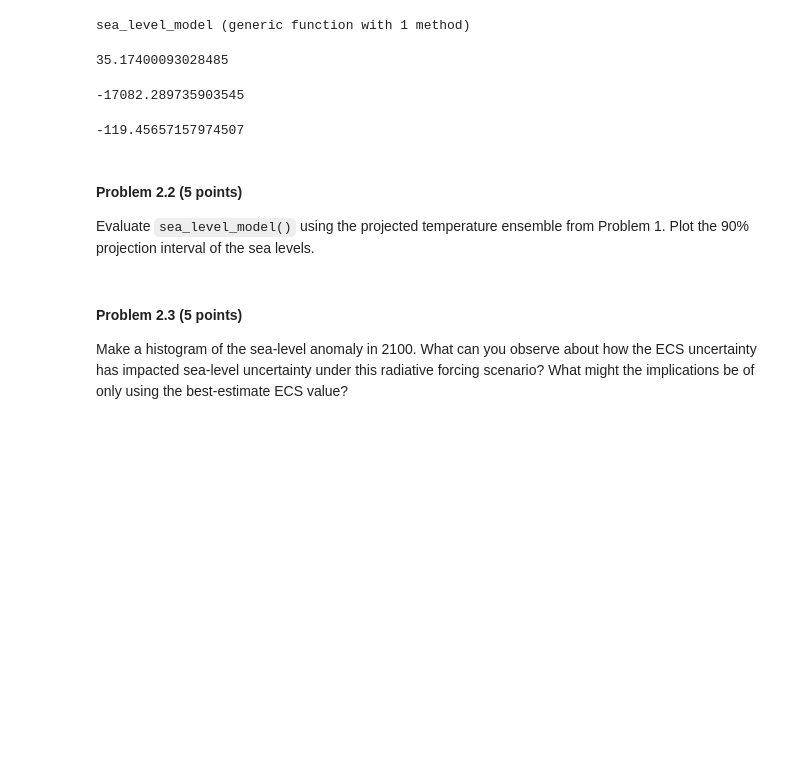
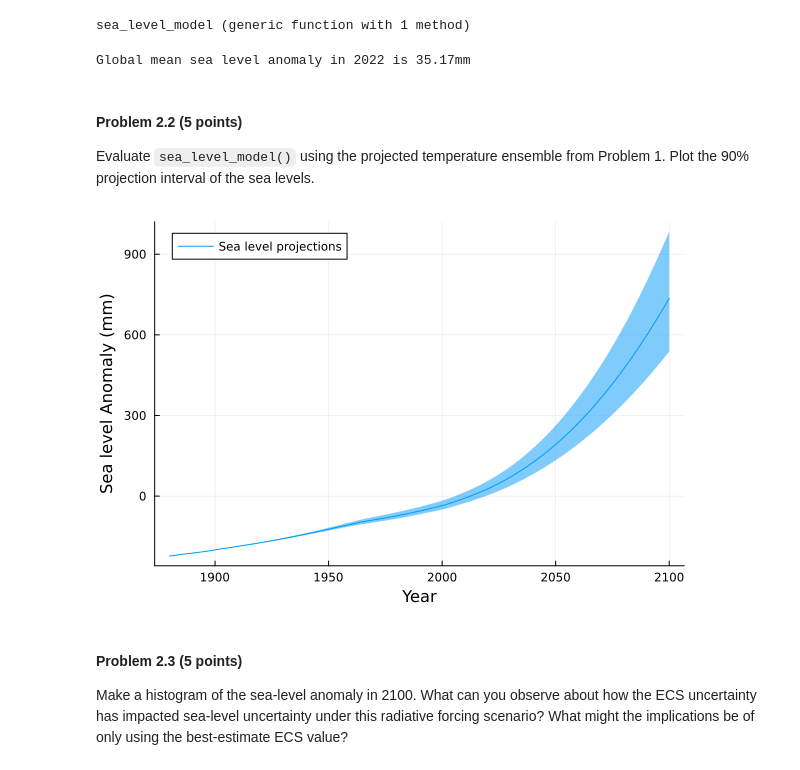
Before and after one commit to BEE4750-FA23/hw3-anthonynic28, a Jupyter notebook: hw03.ipynb, the cells around one changed output. Saved outputs shown, nothing was run; the diff lists cells and outputs as text; code cells hidden in the pictures; blank space fills up the shorter version.

```diff
--- a/hw03.ipynb
+++ b/hw03.ipynb
@@ -282,9 +283,9 @@ function sea_level_model(a, H0, T0, T)
     # H(i+1) = a(T(i) - T0) + H(i)
     # H(i) = a(T(i-1) - T0) + H(i-1)
     H = zeros(length(T))
-    H[1] = a*(T0 - T0) + H0 # i = 1
+    H[1] = a * (T0 - T0) + H0# i = 1
     for i = 2:length(T)
-        H[i] = a*(T[i-1] - T0) + H[i-1]
+        H[i] = (a * (T[i-1] - T0)) + H[i-1]
     end
     return H # vector of sea levels (mm)
 end
@@ -292,19 +293,39 @@ end
 sea_level_model (generic function with 1 method)
 # %%
 # test function
-sea_levels = (sea_level_model(1.86, -223, -0.62, historical_temps))
-display(sea_levels[end])
-display(sum(sea_levels))
-display(mean(sea_levels))
+sea_levels = sea_level_model(1.86, -223, -0.62, historical_temps)
+println("Global mean sea level anomaly in 2022 is ",
+    round(sea_levels[end], digits=2), "mm")
 # %% [output]
-35.17400093028485
+Global mean sea level anomaly in 2022 is 35.17mm
--17082.289735903545
--119.45657157974507
 # %% [markdown]
 #### Problem 2.2 (5 points)
 
 Evaluate `sea_level_model()` using the projected temperature ensemble
 from Problem 1. Plot the 90% projection interval of the sea levels.
+# %%
+sea_levels_ebm = zeros(samples, 221)
+for n = 1:samples
+    sea_levels_ebm[n, :] = sea_level_model(1.86,
+        -223,
+        -0.62,
+        ebm_output[n, :])
+end
+sea_levels_median = quantile.(eachcol(sea_levels_ebm),
+    0.5) # find median
+sea_levels_quantile_5 = quantile.(eachcol(sea_levels_ebm),
+    0.05) # find 5% interval
+sea_levels_quantile_95 = quantile.(eachcol(sea_levels_ebm),
+    0.95) # find 95% interval
+plot(yearRange, sea_levels_median,
+    ribbon=(sea_levels_median - sea_levels_quantile_5,
+        sea_levels_quantile_95 - sea_levels_median),
+    label="Sea level projections",
+    legend=:topleft,
+    xlabel="Year",
+    ylabel="Sea level Anomaly (mm)")
+# %% [output]
+[figure, added]
 # %% [markdown]
 #### Problem 2.3 (5 points)
 
```
Also changed, not shown: parts of 3 cells of this notebook.
